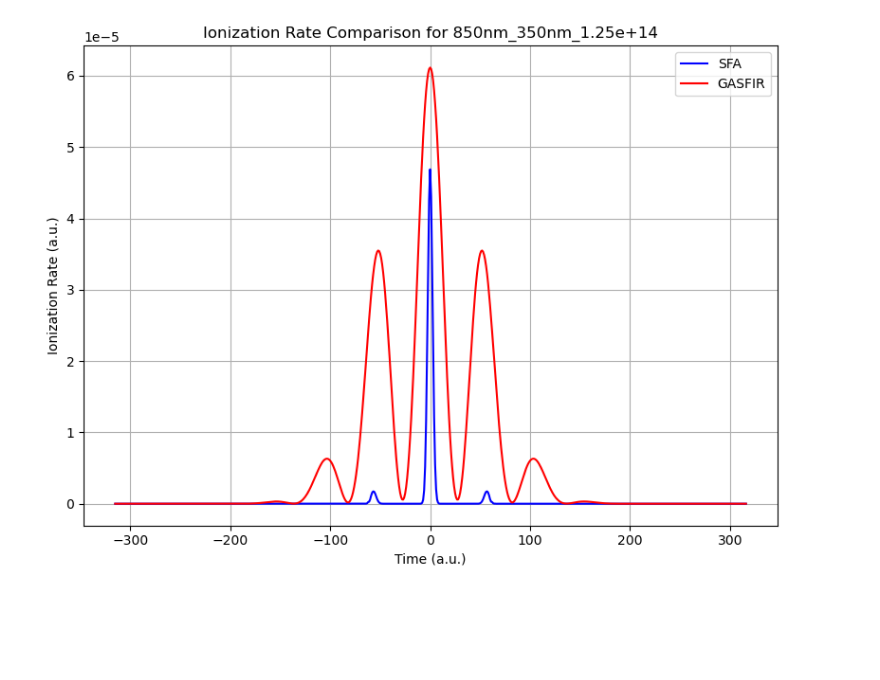
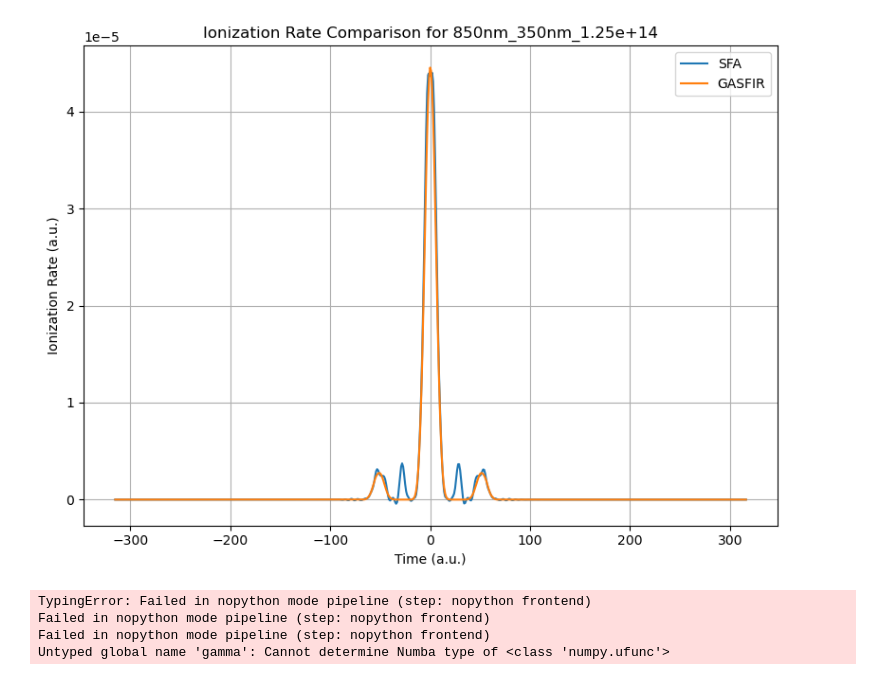
Before and after one commit to joporsch04/Bachelor-thesis, a Jupyter notebook: ionModel/verification.ipynb, the cells around one changed output. Saved outputs shown, nothing was run; the diff lists cells and outputs as text; code cells hidden in the pictures; blank space fills up the shorter version.

```diff
--- a/ionModel/verification.ipynb
+++ b/ionModel/verification.ipynb
@@ -27,18 +41,4 @@ AtomicUnits=AU
 # %%
-file_params = [
-    ("850nm_350nm_1.25e+14", 850, 1.25e14, 350, 1e10, 0.93, 0, -np.pi/2),
-    # ("850nm_350nm_7.5e+13", 850, 7.50e13, 350, 6.00e09, 0.93, 0, -np.pi/2),
-    # ("900nm_320nm_5e+14", 900, 5e14, 320, 4e10, 0.75, 0, -np.pi/2),
-    # ("1200nm_320nm_1e+14", 1200, 1e14, 320, 4e10, 0.75, 0, -np.pi/2),
-    # ("900nm_250nm_8e+13", 900, 8e13, 250, 6e8, 0.58, 0, -np.pi/2),
-    # ("900nm_250nm_9e+13", 900, 9e13, 250, 6e8, 0.58, 0, -np.pi/2),
-    # ("900nm_250nm_1e+14", 900, 1e14, 250, 6e8, 0.58, 0, -np.pi/2),
-    # ("900nm_250nm_1.1e+14", 900, 1.1e14, 250, 6e8, 0.58, 0, -np.pi/2),
-]
-
-params = {'E_g': 0.5, 'αPol': 4.51, 'tau': 2.849306230484045, 'e1': 2.2807090369952894, 't0': 0.1, 't1': 3.043736601676354, 't2': 7.270940402611973, 'e2': 0, 't3': 0, 't4': 1, "div_p":2**-4, "div_theta":1}
-
-
 for file_name, lam0_pump, I_pump, lam0_probe, I_probe, FWHM_probe, cep_pump, cep_probe in file_params:
     laser_pulses = LaserField(cache_results=True)
     laser_pulses.add_pulse(lam0_pump, I_pump, cep_pump, lam0_pump/ AtomicUnits.nm / AtomicUnits.speed_of_light)
@@ -46,31 +46,36 @@ for file_name, lam0_pump, I_pump, lam0_probe, I_probe, FWHM_probe, cep_pump, cep
     time_recon= np.arange(t_min, t_max+1, 1)
 
 
-    ion_na_rate_SFA = IonRate(time_recon, laser_pulses, params, dT=0.25/16, kernel_type='exact_SFA')
-    ion_na_rate_GASFIR = IonRate(time_recon, laser_pulses, params, dT=0.25/16, kernel_type='GASFIR')
+    ion_na_rate_SFA = IonRate(time_recon, laser_pulses, params, dT=0.25, kernel_type='exact_SFA')
+    ion_na_rate_GASFIR = IonRate(time_recon, laser_pulses, params, dT=0.25, kernel_type='GASFIR')
     laser_pulses.reset()
-# %%
-for file_name, lam0_pump, I_pump, lam0_probe, I_probe, FWHM_probe, cep_pump, cep_probe in file_params:
-    laser_pulses = LaserField(cache_results=True)
-    laser_pulses.reset()
-    laser_pulses.add_pulse(lam0_pump, I_pump, cep_pump, lam0_pump/ AtomicUnits.nm / AtomicUnits.speed_of_light)
-    t_min, t_max = laser_pulses.get_time_interval()
-    time_recon= np.arange(t_min, t_max+1, 1)
-
-
-    ion_na_rate_SFA = IonRate(time_recon, laser_pulses, params, dT=0.25/16, kernel_type='exact_SFA')
-    ion_na_rate_GASFIR = IonRate(time_recon, laser_pulses, params, dT=0.25/16, kernel_type='GASFIR')
-    laser_pulses.reset()
 # %%
 fig, ax = plt.subplots(figsize=(8, 6))
-ax.plot(time_recon, ion_na_rate_SFA, label='SFA', color='blue')
+ax.plot(time_recon, ion_na_rate_SFA, label='SFA')
+ax.plot(time_recon, ion_na_rate_GASFIR, label='GASFIR')
 
-ax.plot(time_recon, -ion_na_rate_GASFIR, label='GASFIR', color='red')
 ax.set_xlabel('Time (a.u.)')
 ax.set_ylabel('Ionization Rate (a.u.)')
 ax.set_title(f'Ionization Rate Comparison for {file_name}')
 ax.legend()
 plt.grid()
 plt.tight_layout()
 # %% [output]
-[figure, old version]
+[figure, new version]
+# %%
+for file_name, lam0_pump, I_pump, lam0_probe, I_probe, FWHM_probe, cep_pump, cep_probe in file_params:
+    laser_pulses = LaserField(cache_results=True)
+    laser_pulses.reset()
+    laser_pulses.add_pulse(lam0_pump, I_pump, cep_pump, lam0_pump/ AtomicUnits.nm / AtomicUnits.speed_of_light)
+    t_min, t_max = laser_pulses.get_time_interval()
+    time_recon= np.arange(t_min, t_max+1, 1)
+
+
+    ion_na_rate_SFA = IonRate(time_recon, laser_pulses, params, dT=0.25/16, kernel_type='exact_SFA', excitedStates=2)
+    ion_na_rate_GASFIR = IonRate(time_recon, laser_pulses, params, dT=0.25/16, kernel_type='GASFIR')
+    laser_pulses.reset()
+# %% [output]
+TypingError: Failed in nopython mode pipeline (step: nopython frontend)
+Failed in nopython mode pipeline (step: nopython frontend)
+Failed in nopython mode pipeline (step: nopython frontend)
+Untyped global name 'gamma': Cannot determine Numba type of <class 'numpy.ufunc'>
```
Also changed, not shown: parts of 1 cell of this notebook, 5 other files.
